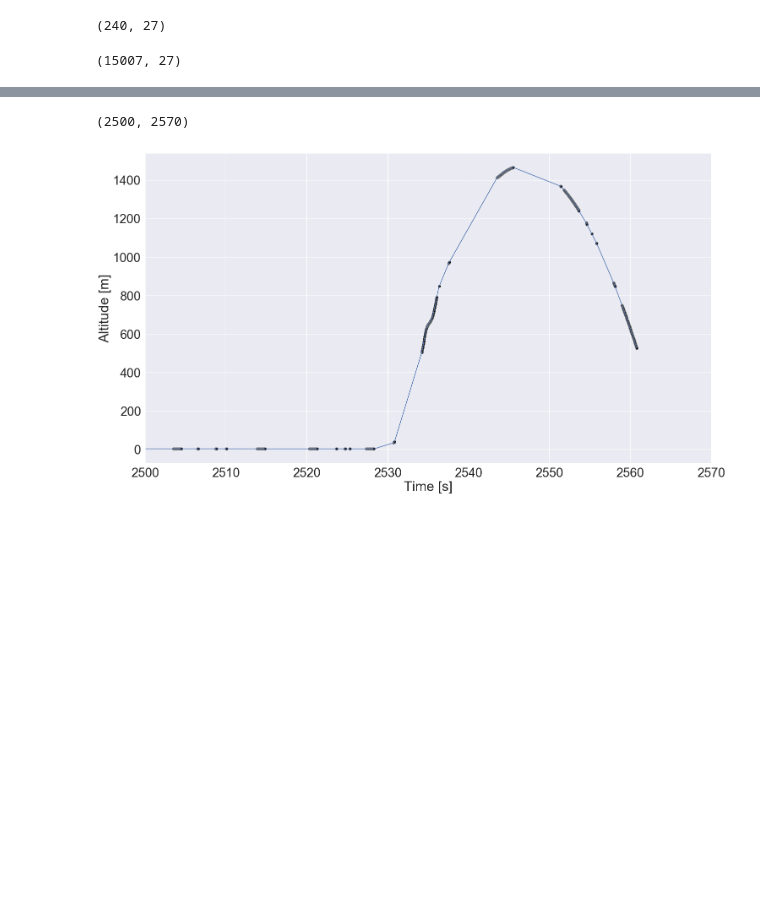
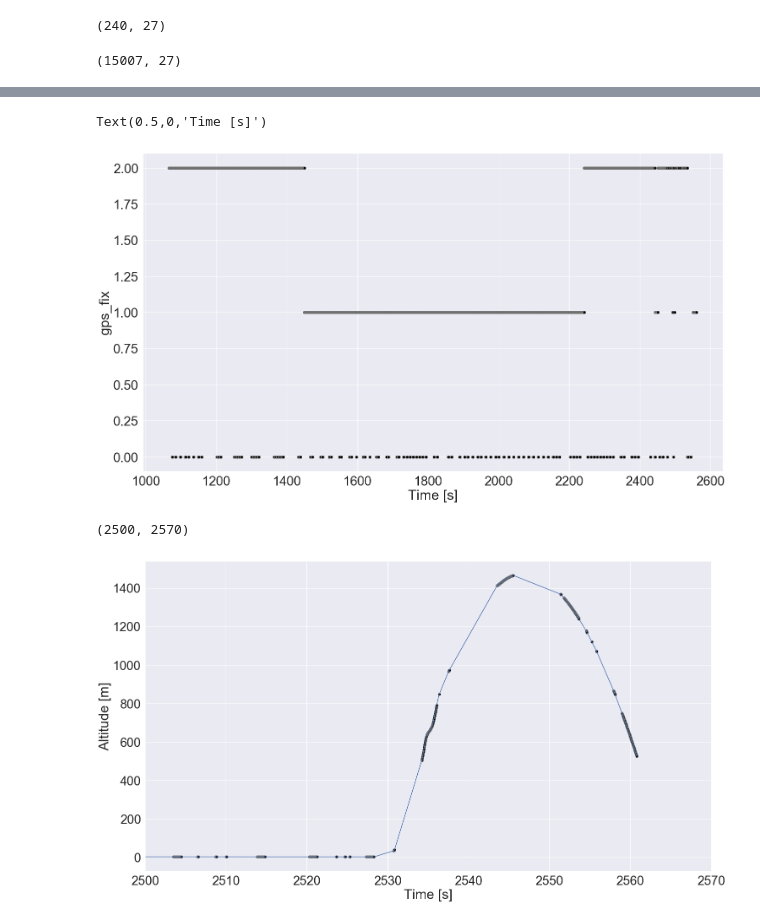
Before and after one commit to aris-space/euler-avionics, a Jupyter notebook: maiden_launch_analysis/maiden_launch_analysis.ipynb, the cells around one changed output, grey strips where cells are left out. Saved outputs shown, nothing was run; the diff lists cells and outputs as text; code cells hidden in the pictures; blank space fills up the shorter version.

```diff
--- a/maiden_launch_analysis/maiden_launch_analysis.ipynb
+++ b/maiden_launch_analysis/maiden_launch_analysis.ipynb
@@ -46,3 +69,11 @@ combined[dim3('Gyro')] = combined[dim3('sb_data_gyro')].apply(pd.to_numeric).app
+# %%
+plt = sns.scatterplot(data = combined, x = 'Time [s]', y = 'gps_fix', color = 'black', edgecolor='gray')#, hue = 'Origin', s=150)
+
+plt.set_xlabel('Time [s]')
+#plt.set_xlim(2500, 2570)
+# %% [output]
+Text(0.5,0,'Time [s]')
+[figure, added]
 # %%
 plt = sns.scatterplot(data = combined, x = 'Time [s]', y = 'Altitude [m]', color = 'black', edgecolor='gray')#, hue = 'Origin', s=150)
 plt = sns.lineplot(data = combined, x = 'Time [s]', y = 'Altitude [m]')
```
Also changed, not shown: parts of 7 cells of this notebook.
